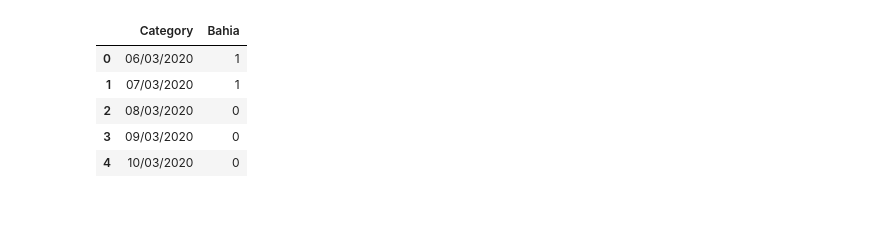
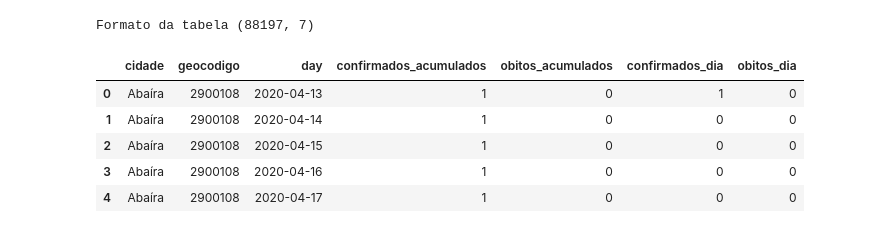
Before and after one commit to solkan1201/SIRmodel, a Jupyter notebook: reviewe tables Bahia.ipynb, the cells around one changed output. Drawn from its saved outputs; the diff is of its cells as text; code cells hidden in the pictures.

Commit message:
atualizando as tabelas e graficos

```diff
--- a/reviewe tables Bahia.ipynb
+++ b/reviewe tables Bahia.ipynb
@@ -29,21 +17,18 @@ pmtros = {
     'PREDICT_RANGE_def': 150,
     'START_DATE_def': "1/22/20",
     'COUNTRY_CSV_def': ['Brazil'],
-    'csv_confirmed': 'tables/casosXdia.csv',
-    'csv_confirmedAc': 'tables/casosConfirmadosAc.csv',
-    'csv_death': 'tables/obitosXdia.csv',
-    'csv_deathAc': 'tables/numeroObitosAc.csv'
-
+    'csv_BA': 'tables/casosMunicipiosBA.csv',
+    'csv_pop': 'tables/populacao_BA_X_mcpio.csv'
 }
-
-lsTables = ['csv_confirmed','csv_confirmedAc','csv_death','csv_recovered']
 # %%
-dfConf = pd.read_csv(pmtros['csv_confirmed'])
+dfConf = pd.read_csv(pmtros['csv_BA'])
+print("Formato da tabela {}".format(dfConf.shape))
 dfConf.head()
 # %% [output]
+Formato da tabela (88197, 7)
-|  | Category | Bahia |
-| 0 | 06/03/2020 | 1 |
-| 1 | 07/03/2020 | 1 |
-| 2 | 08/03/2020 | 0 |
-| 3 | 09/03/2020 | 0 |
-| 4 | 10/03/2020 | 0 |
+|  | cidade | geocodigo | day | confirmados_acumulados | obitos_acumulados | confirmados_dia | obitos_dia |
+| 0 | Abaíra | 2900108 | 2020-04-13 | 1 | 0 | 1 | 0 |
+| 1 | Abaíra | 2900108 | 2020-04-14 | 1 | 0 | 0 | 0 |
+| 2 | Abaíra | 2900108 | 2020-04-15 | 1 | 0 | 0 | 0 |
+| 3 | Abaíra | 2900108 | 2020-04-16 | 1 | 0 | 0 | 0 |
+| 4 | Abaíra | 2900108 | 2020-04-17 | 1 | 0 | 0 | 0 |
```
Also changed, not shown: parts of 18 cells of this notebook, 11 other files.
